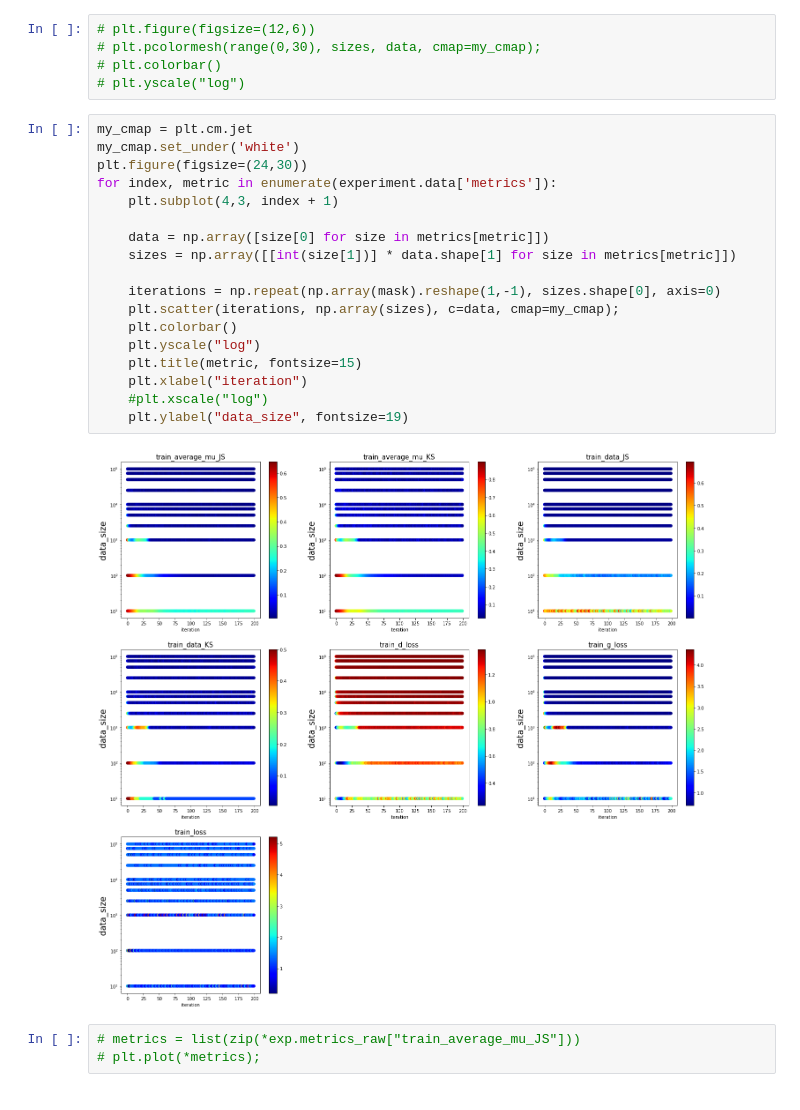
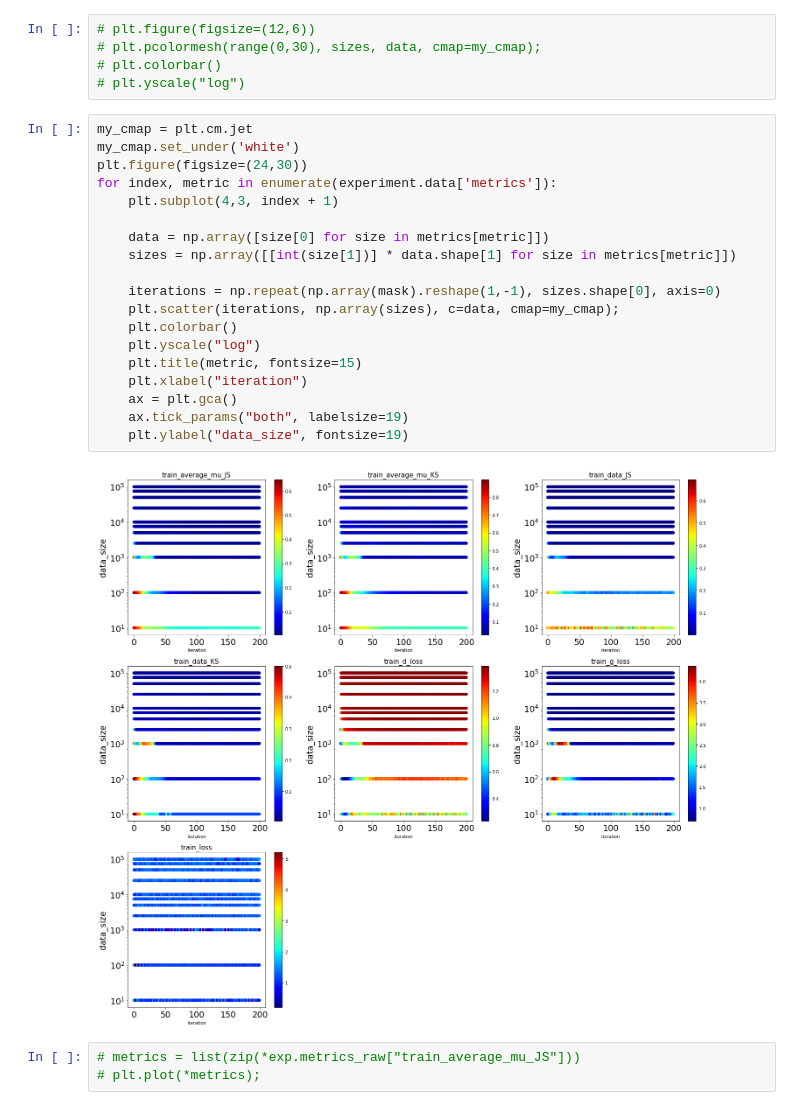
Before and after one commit to SchattenGenie/diff-surrogate, a Jupyter notebook: gan/extract_comet_data.ipynb, the cells around one changed output. Cells and saved outputs as stored; diff of their text form.

```diff
--- a/gan/extract_comet_data.ipynb
+++ b/gan/extract_comet_data.ipynb
@@ -55,23 +55,24 @@ for experiment in comet_api.get("shir994/gan-data-size/"):
 # %%
 my_cmap = plt.cm.jet
 my_cmap.set_under('white')
 plt.figure(figsize=(24,30))
 for index, metric in enumerate(experiment.data['metrics']):
     plt.subplot(4,3, index + 1)
 
     data = np.array([size[0] for size in metrics[metric]])
     sizes = np.array([[int(size[1])] * data.shape[1] for size in metrics[metric]])
 
     iterations = np.repeat(np.array(mask).reshape(1,-1), sizes.shape[0], axis=0)
     plt.scatter(iterations, np.array(sizes), c=data, cmap=my_cmap);
     plt.colorbar()
     plt.yscale("log")
     plt.title(metric, fontsize=15)
     plt.xlabel("iteration")
-    #plt.xscale("log")
+    ax = plt.gca()
+    ax.tick_params("both", labelsize=19)
     plt.ylabel("data_size", fontsize=19)
 # %% [output]
-[figure, old version]
+[figure, new version]
 # %%
 # metrics = list(zip(*exp.metrics_raw["train_average_mu_JS"]))
 # plt.plot(*metrics);
```
Also changed, not shown: parts of 3 cells of this notebook, 4 other files.
